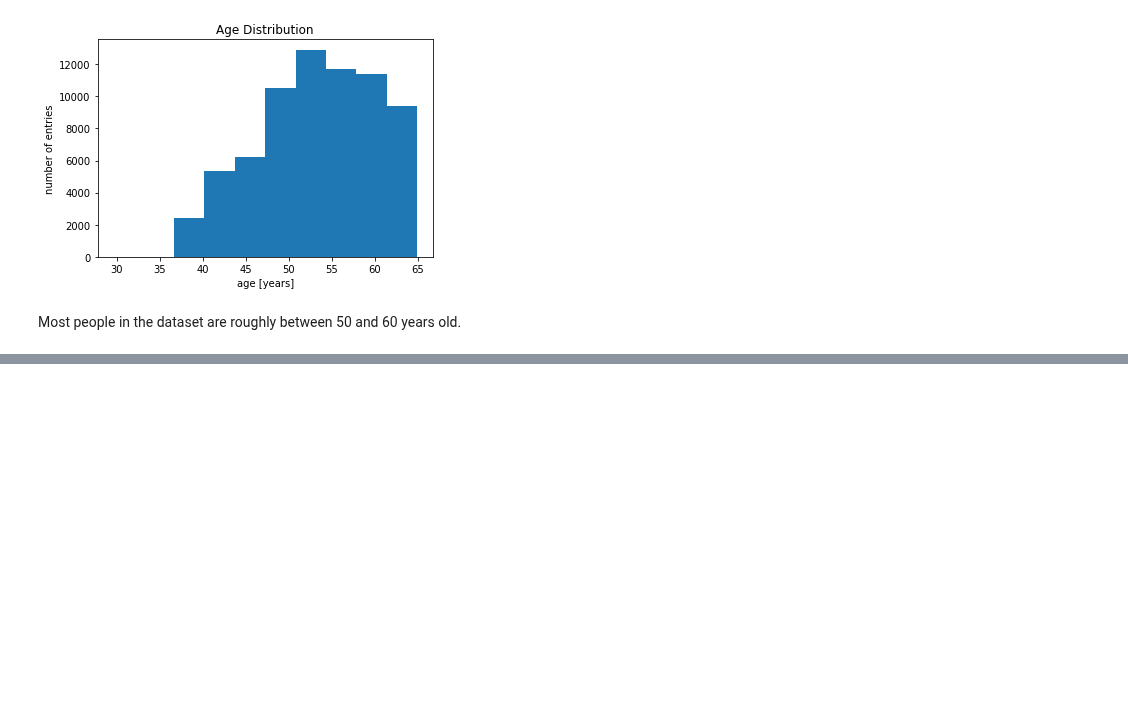
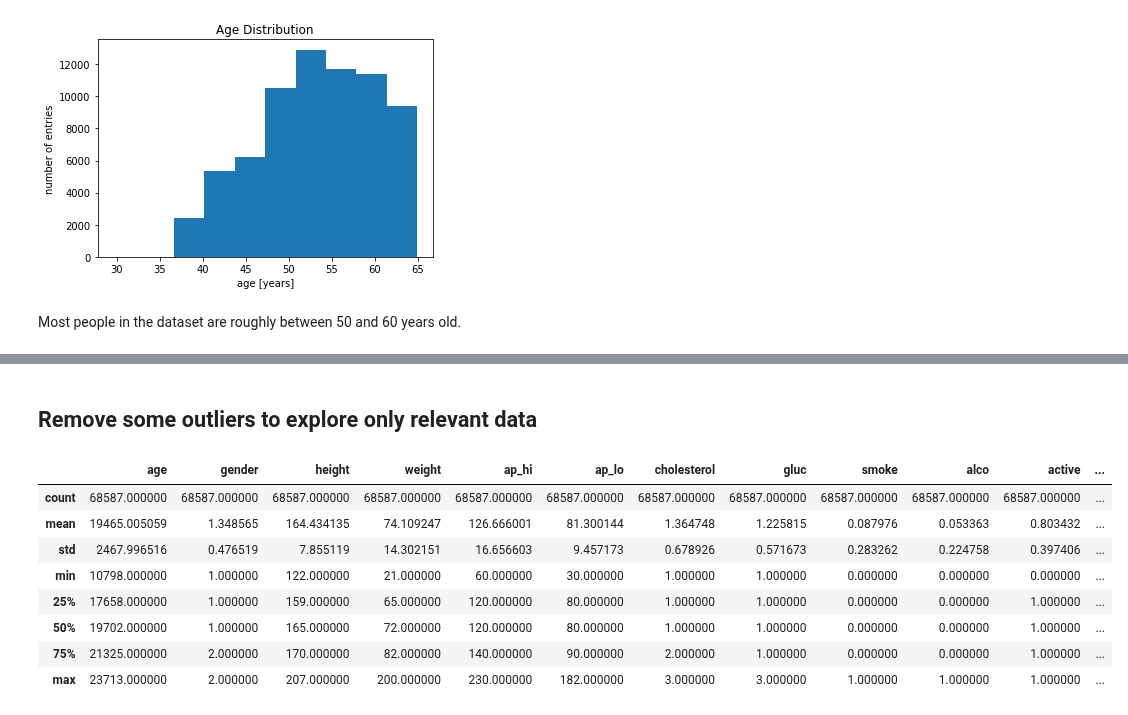
Before and after one commit to LJ171/CardioDiseaseClassification, a Jupyter notebook: 01_data_exploration/DataExploration.ipynb, the cells around one changed output, grey strips where cells are left out. Drawn from its saved outputs; the diff is of its cells as text; code cells hidden in the pictures; blank space fills up the shorter version.

```diff
--- a/01_data_exploration/DataExploration.ipynb
+++ b/01_data_exploration/DataExploration.ipynb
@@ -193,0 +203,2 @@ for i in labels:
+# %% [markdown]
+## Remove some outliers to explore only relevant data
@@ -193,0 +223,13 @@ for i in labels:
+# %%
+#dataset without the outliers
+data_df.describe()
+# %% [output]
+|  | age | gender | height | weight | ap_hi | ap_lo | cholesterol | gluc | smoke | alco | active | ... |
+| count | 68587.000000 | 68587.000000 | 68587.000000 | 68587.000000 | 68587.000000 | 68587.000000 | 68587.000000 | 68587.000000 | 68587.000000 | 68587.000000 | 68587.000000 | ... |
+| mean | 19465.005059 | 1.348565 | 164.434135 | 74.109247 | 126.666001 | 81.300144 | 1.364748 | 1.225815 | 0.087976 | 0.053363 | 0.803432 | ... |
+| std | 2467.996516 | 0.476519 | 7.855119 | 14.302151 | 16.656603 | 9.457173 | 0.678926 | 0.571673 | 0.283262 | 0.224758 | 0.397406 | ... |
+| min | 10798.000000 | 1.000000 | 122.000000 | 21.000000 | 60.000000 | 30.000000 | 1.000000 | 1.000000 | 0.000000 | 0.000000 | 0.000000 | ... |
+| 25% | 17658.000000 | 1.000000 | 159.000000 | 65.000000 | 120.000000 | 80.000000 | 1.000000 | 1.000000 | 0.000000 | 0.000000 | 1.000000 | ... |
+| 50% | 19702.000000 | 1.000000 | 165.000000 | 72.000000 | 120.000000 | 80.000000 | 1.000000 | 1.000000 | 0.000000 | 0.000000 | 1.000000 | ... |
+| 75% | 21325.000000 | 2.000000 | 170.000000 | 82.000000 | 140.000000 | 90.000000 | 2.000000 | 1.000000 | 0.000000 | 0.000000 | 1.000000 | ... |
+| max | 23713.000000 | 2.000000 | 207.000000 | 200.000000 | 230.000000 | 182.000000 | 3.000000 | 3.000000 | 1.000000 | 1.000000 | 1.000000 | ... |
```
Also changed, not shown: parts of 9 cells of this notebook.
